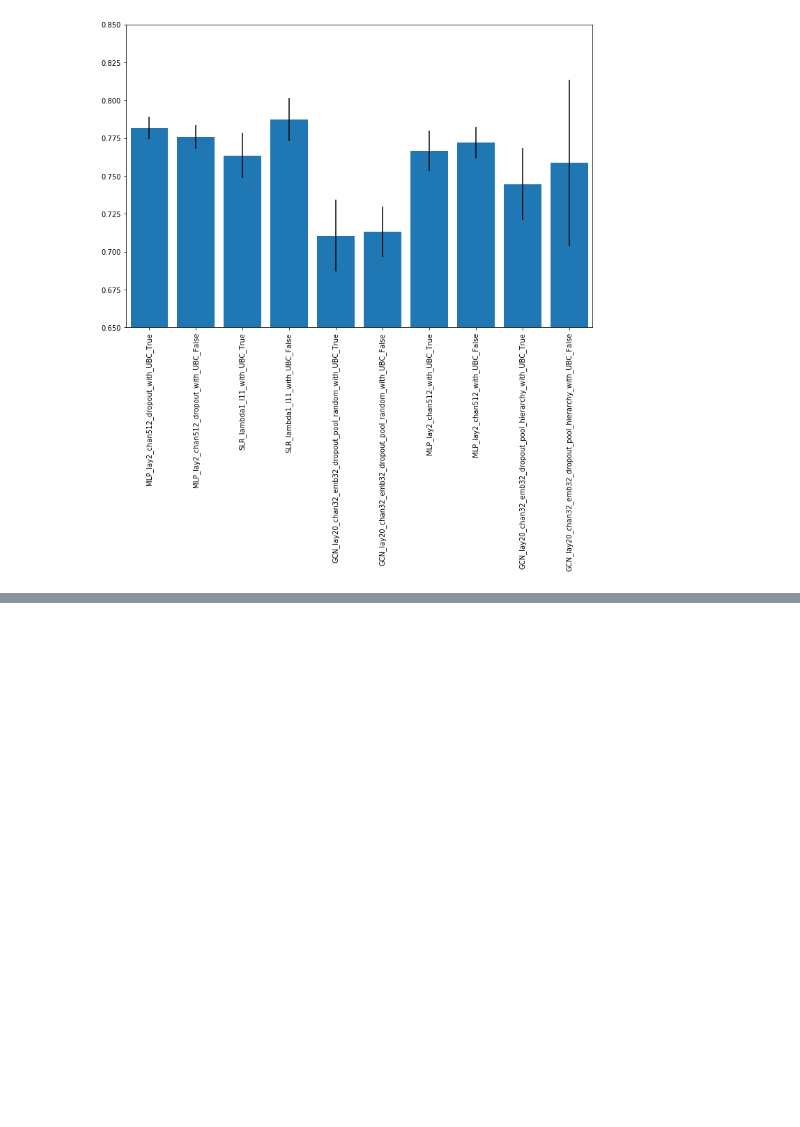
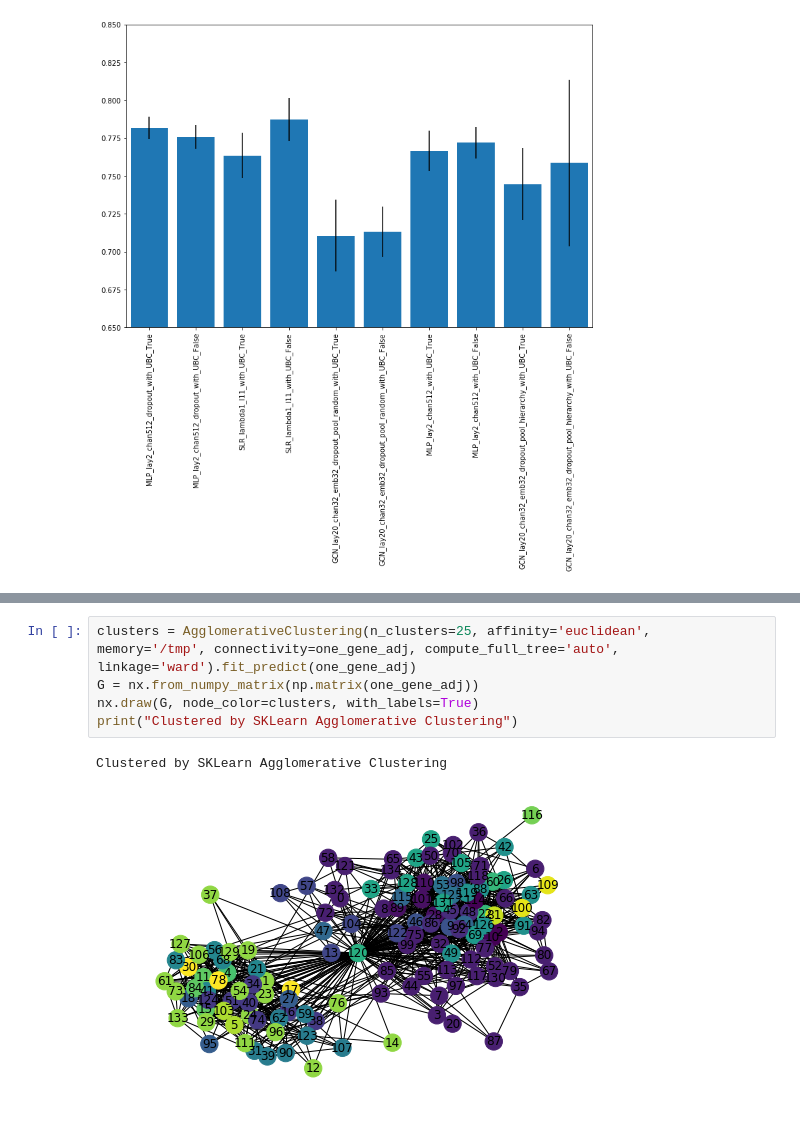
Before and after one commit to mila-iqia/gene-graph-conv, a Jupyter notebook: edge-weight-outlier-experiment-ubc.ipynb, the cells around one changed output, grey strips where cells are left out. Drawn from its saved outputs; the diff is of its cells as text; blank space fills up the shorter version.

```diff
--- a/edge-weight-outlier-experiment-ubc.ipynb
+++ b/edge-weight-outlier-experiment-ubc.ipynb
@@ -283,0 +331,8 @@ fig.set_ylim((0.65, 0.85))
+# %%
+clusters = AgglomerativeClustering(n_clusters=25, affinity='euclidean', memory='/tmp', connectivity=one_gene_adj, compute_full_tree='auto', linkage='ward').fit_predict(one_gene_adj)
+G = nx.from_numpy_matrix(np.matrix(one_gene_adj))
+nx.draw(G, node_color=clusters, with_labels=True)
+print("Clustered by SKLearn Agglomerative Clustering")
+# %% [output]
+Clustered by SKLearn Agglomerative Clustering
+[figure, added]
```
Also changed, not shown: parts of 25 cells of this notebook, 6 other files.
